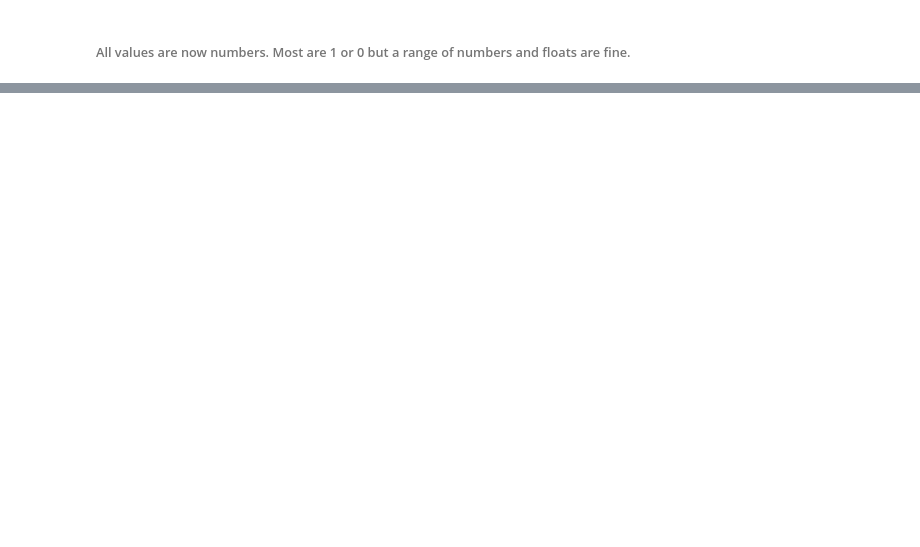
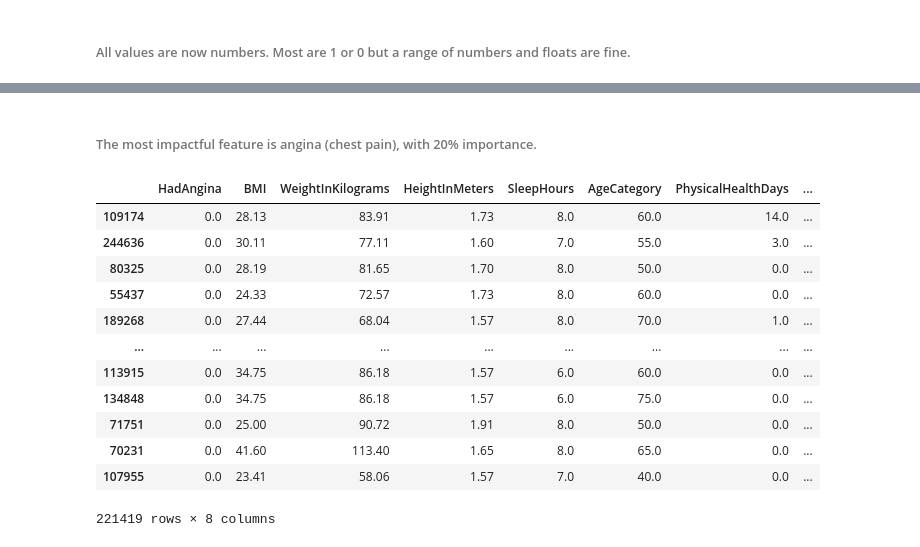
Before and after one commit to eric-vuong/heart-prediction, a Jupyter notebook: heart_attack_prediction.ipynb, the cells around one changed output, grey strips where cells are left out. Drawn from its saved outputs; the diff is of its cells as text; code cells hidden in the pictures; blank space fills up the shorter version.

```diff
--- a/heart_attack_prediction.ipynb
+++ b/heart_attack_prediction.ipynb
@@ -214,0 +436,28 @@ s = compare(clf.predict(x_train), y_train)
+# %% [markdown]
+###### The most impactful feature is angina (chest pain), with 20% importance.
+# %%
+# Train tree on these features only
+important_cols = []
+for col in important_features:
+    important_cols.append(col[0])
+
+# Use only the more relevant entries
+x_train_subset = x_train[important_cols]
+x_test_subset = x_test[important_cols]
+display(x_train_subset)
+
+clf_subset = tree.DecisionTreeClassifier(max_leaf_nodes=20000, max_depth=50).fit(x_train_subset, y_train)
+# %% [output]
+|  | HadAngina | BMI | WeightInKilograms | HeightInMeters | SleepHours | AgeCategory | PhysicalHealthDays | ... |
+| 109174 | 0.0 | 28.13 | 83.91 | 1.73 | 8.0 | 60.0 | 14.0 | ... |
+| 244636 | 0.0 | 30.11 | 77.11 | 1.60 | 7.0 | 55.0 | 3.0 | ... |
+| 80325 | 0.0 | 28.19 | 81.65 | 1.70 | 8.0 | 50.0 | 0.0 | ... |
+| 55437 | 0.0 | 24.33 | 72.57 | 1.73 | 8.0 | 60.0 | 0.0 | ... |
+| 189268 | 0.0 | 27.44 | 68.04 | 1.57 | 8.0 | 70.0 | 1.0 | ... |
+| ... | ... | ... | ... | ... | ... | ... | ... | ... |
+| 113915 | 0.0 | 34.75 | 86.18 | 1.57 | 6.0 | 60.0 | 0.0 | ... |
+| 134848 | 0.0 | 34.75 | 86.18 | 1.57 | 6.0 | 75.0 | 0.0 | ... |
+| 71751 | 0.0 | 25.00 | 90.72 | 1.91 | 8.0 | 50.0 | 0.0 | ... |
+| 70231 | 0.0 | 41.60 | 113.40 | 1.65 | 8.0 | 65.0 | 0.0 | ... |
+| 107955 | 0.0 | 23.41 | 58.06 | 1.57 | 7.0 | 40.0 | 0.0 | ... |
+221419 rows × 8 columns
```
Also changed, not shown: parts of 24 cells of this notebook.
